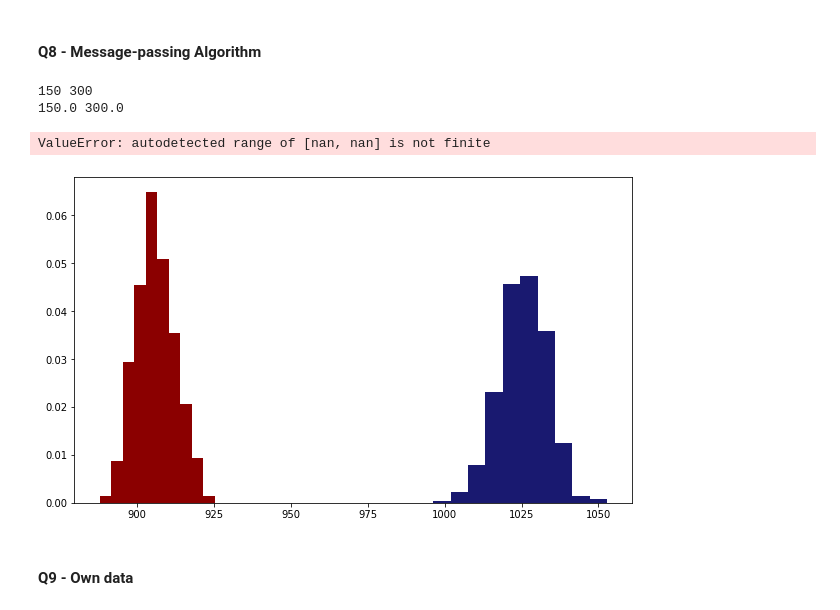
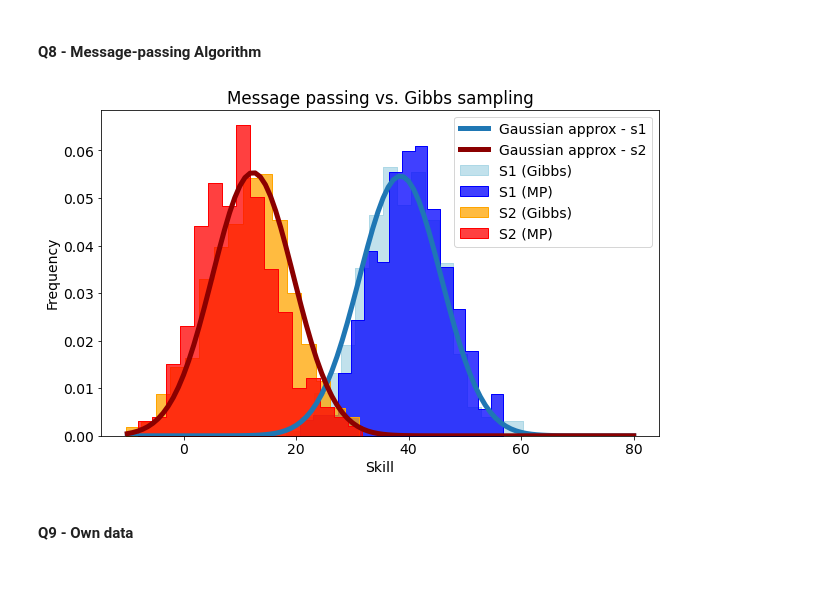
Before and after one commit to axeUUeng/APMASK-Project, a Jupyter notebook: Group4_project/runme.ipynb, the cells around one changed output. Cells and saved outputs as stored; diff of their text form; code cells hidden in the pictures; blank space fills up the shorter version.

Commit message:
added image

```diff
--- a/Group4_project/runme.ipynb
+++ b/Group4_project/runme.ipynb
@@ -108,7 +108,8 @@ def get_posterior(initial_point, num_samples, y, beta_inv, m_s, sigma_s):
             t = stats.truncnorm.rvs(a=-(s1_sample - s2_sample) / np.sqrt(beta_inv), b=np.inf, loc=(
                 s1_sample - s2_sample), scale=np.sqrt(beta_inv))  # p(t|s1, s2, y)
         elif y == -1:
-            t = stats.truncnorm.rvs(a=-np.inf, b=0, loc=(s1_sample - s2_sample), scale=np.sqrt(beta_inv))
+            t = stats.truncnorm.rvs(a=-np.inf, b=-(s1_sample - s2_sample) / np.sqrt(
+                beta_inv), loc=(s1_sample - s2_sample), scale=np.sqrt(beta_inv))
 
         S = np.linalg.inv(np.linalg.inv(sigma_s) + (beta_inv)**(-1) * (A.T @ A))
         m = S @ (np.linalg.inv(sigma_s) @ m_s + beta_inv**(-1) * A.T * t)
@@ -261,13 +262,13 @@ def truncGaussMM(a, b, m0, s0):
 num_samples = 10000   # Nr of Gibbs samples
 
 # Prior parameters
-mu1 = 1050
-sigma1 = 200
+mu1 = 40
+sigma1 = 50
 
-mu2 = 900
+mu2 = 10
 sigma2 = 50
 
-beta_inv = 50
+beta_inv = 500
 y = 1    # If y = 1, player 1 wins. y = -1, player 2 wins
 
 # Initial samples for Gibbs
@@ -284,45 +285,53 @@ mu1_gibbs, mu2_gibbs, sigma1_gibbs, sigma2_gibbs, _ = get_posterior(initial_poin
 
 mt, st = truncGaussMM(0, np.inf, mu1 - mu2, beta_inv + sigma1 +
                       sigma2) if y == 1 else truncGaussMM(-np.inf, 0, mu1 - mu2, beta_inv + sigma1 + sigma2)
-print(mu1 - mu2, beta_inv + sigma1 + sigma2)
-print(mt, st)
 
 m6, s6 = divideGauss(mt, st, mu1 - mu2, beta_inv + sigma1 + sigma2)
 
 m71, m72 = m6 + mu2, -m6 + mu1
 s71, s72 = beta_inv + sigma2 + s6, beta_inv + sigma1 + s6
 
 mu1_MP, sigma1_MP = multiplyGauss(mu1, sigma1, m71, s71)
 mu2_MP, sigma2_MP = multiplyGauss(mu2, sigma2, m72, s72)
 
 num_samples_hist = 400
 S1_gibbs_samples = np.random.normal(
     mu1_gibbs, np.sqrt(sigma1_gibbs), num_samples_hist)
 S2_gibbs_samples = np.random.normal(
     mu2_gibbs, np.sqrt(sigma2_gibbs), num_samples_hist)
 
 S1_MP_samples = np.random.normal(mu1_MP, np.sqrt(sigma1_MP), num_samples_hist)
 S2_MP_samples = np.random.normal(mu2_MP, np.sqrt(sigma2_MP), num_samples_hist)
 
 
 plt.figure(figsize=(10, 6))
-plt.hist(S1_gibbs_samples, density=True,
-         label='S1 (Gibbs)', color='midnightblue')
-plt.hist(S2_gibbs_samples, density=True, label='S2 (Gibbs)', color='darkred')
-plt.hist(S1_MP_samples, density=True, label='S1 (MP)', color='blue')
-plt.hist(S2_MP_samples, density=True, label='S2 (MP)', color='red')
+x = np.linspace(-10, 80, 100)
+# Generating a Gaussian distribution from samples
+gauss1 = Gibbs2Gauss(S1_gibbs_samples[200:], x)
+gauss2 = Gibbs2Gauss(S2_gibbs_samples[200:], x)
+
+plt.rcParams.update({'font.size': 14})
+# Plots the samples together with the approximated Gaussian distribution
+plt.plot(x, gauss1, label='Gaussian approx - s1', linewidth = 5)
+plt.plot(x, gauss2, label='Gaussian approx - s2', linewidth = 5, color='darkred')
+
+sns.histplot(S1_gibbs_samples,
+             label='S1 (Gibbs)', color='lightblue', element="step", stat='density')
+sns.histplot(S1_MP_samples, label='S1 (MP)', color='blue', element="step", stat='density')
+sns.histplot(S2_gibbs_samples, label='S2 (Gibbs)', color='orange', element="step", stat='density')
+sns.histplot(S2_MP_samples, label='S2 (MP)',
+             color='red', element="step", stat='density')
 
 
 plt.xlabel('Skill')
 plt.ylabel('Frequency')
-plt.title(f'Histogram')
+plt.title(f'Message passing vs. Gibbs sampling')
 plt.legend()
+
+plt.savefig('MPvsGibbs.png')
 plt.show()
 # %% [output]
-150 300
-150.0 300.0
-ValueError: autodetected range of [nan, nan] is not finite
-[figure, old version]
+[figure, new version]
 # %% [markdown]
 #### Q9 - Own data
 # %%
```
Also changed, not shown: parts of 4 cells of this notebook, 1 other file.
